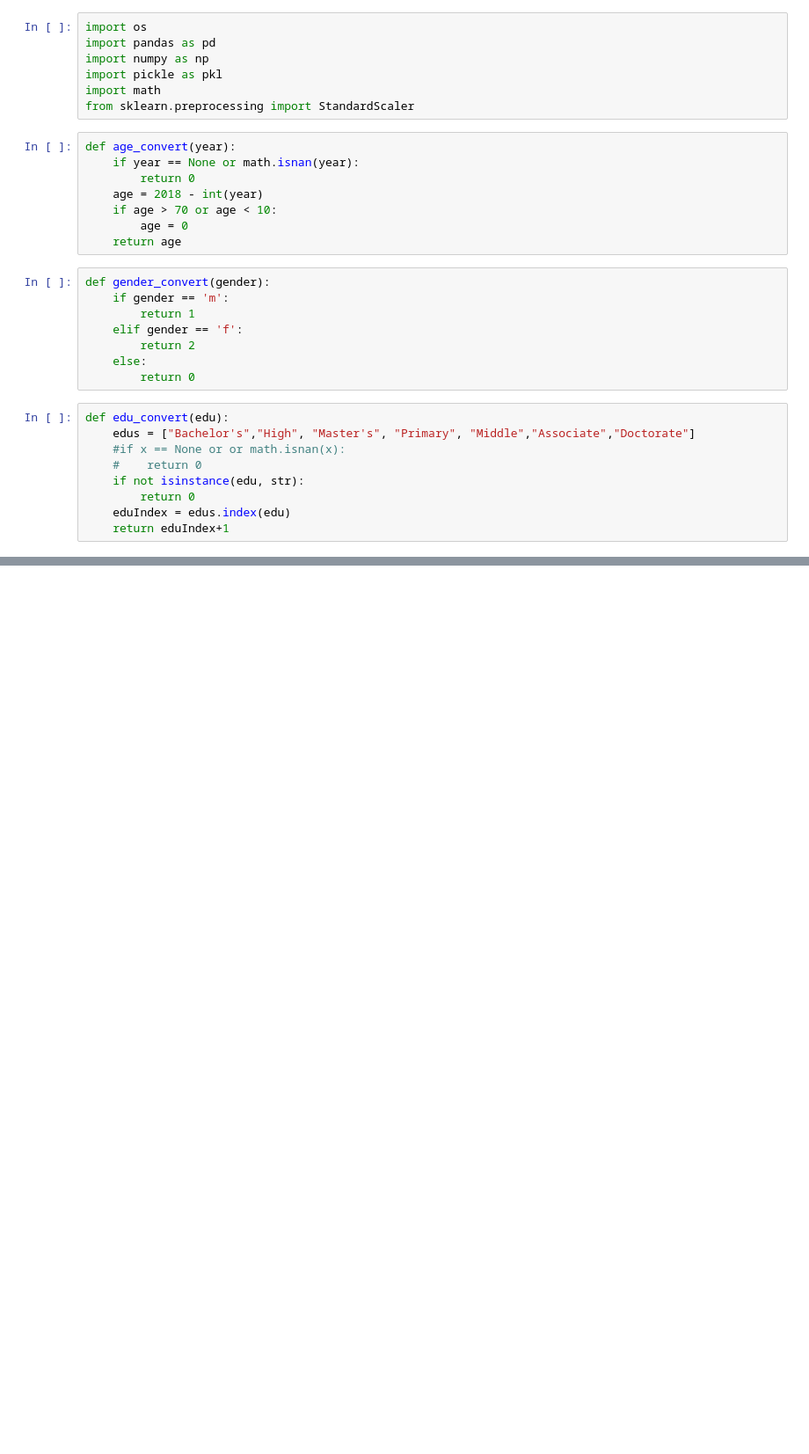
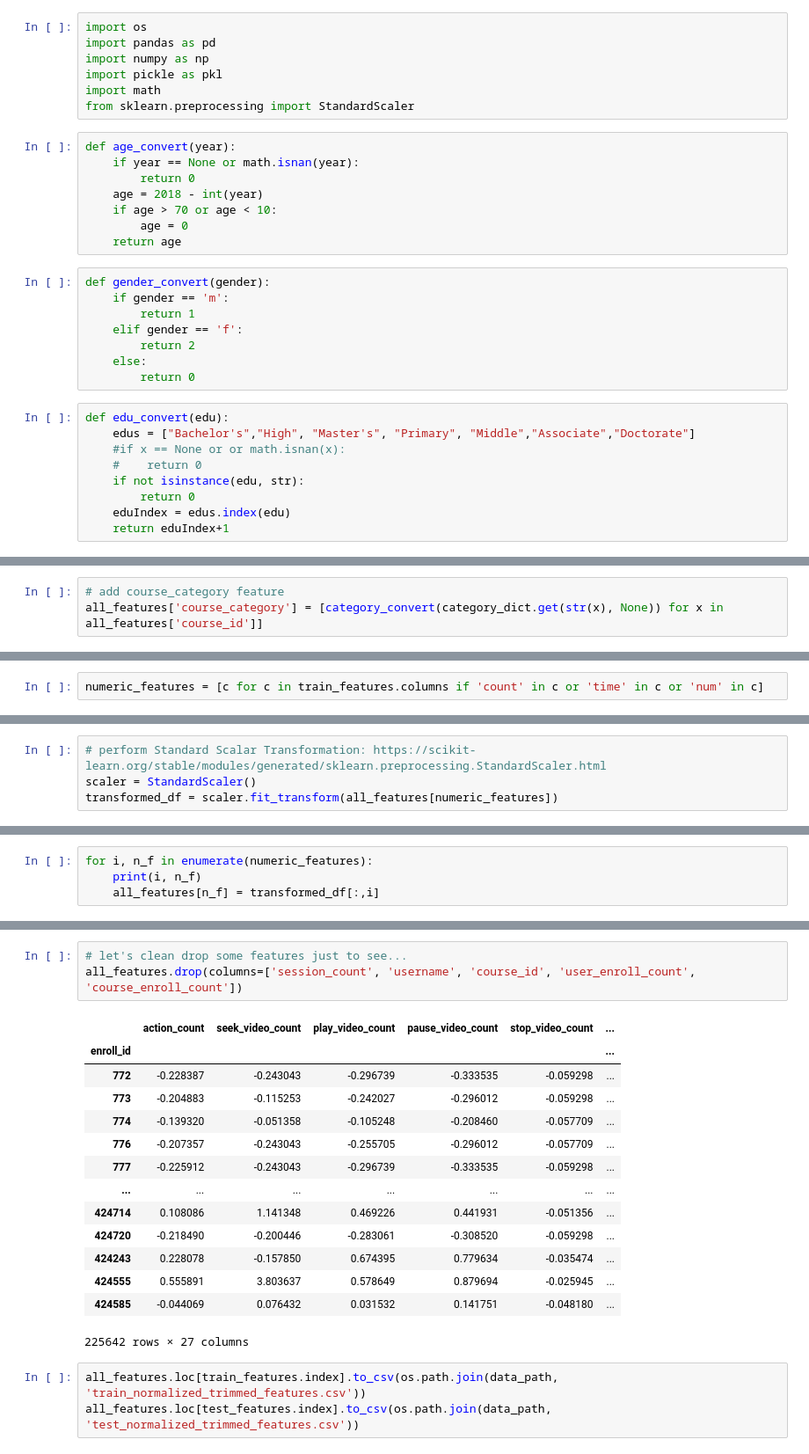
Before and after one commit to rambasnet/PredictingMOOCDropouts, a Jupyter notebook: Predicting-MOOC-Dropouts.ipynb, the cells around one changed output, grey strips where cells are left out. Shown: that part at 88% size. Cells and saved outputs as stored; diff of their text form; blank space fills up the shorter version.

Commit message:
updated Data

```diff
--- a/Predicting-MOOC-Dropouts.ipynb
+++ b/Predicting-MOOC-Dropouts.ipynb
@@ -200,0 +581,3 @@ TypeError: a bytes-like object is required, not 'str'
+# %%
+# add course_category feature
+all_features['course_category'] = [category_convert(category_dict.get(str(x), None)) for x in all_features['course_id']]
@@ -200,0 +595,2 @@ TypeError: a bytes-like object is required, not 'str'
+# %%
+numeric_features = [c for c in train_features.columns if 'count' in c or 'time' in c or 'num' in c]
@@ -200,0 +622,4 @@ TypeError: a bytes-like object is required, not 'str'
+# %%
+# perform Standard Scalar Transformation: https://scikit-learn.org/stable/modules/generated/sklearn.preprocessing.StandardScaler.html
+scaler = StandardScaler()
+transformed_df = scaler.fit_transform(all_features[numeric_features])
@@ -200,0 +630,4 @@ TypeError: a bytes-like object is required, not 'str'
+# %%
+for i, n_f in enumerate(numeric_features):
+    print(i, n_f)
+    all_features[n_f] = transformed_df[:,i]
@@ -200,0 +684,21 @@ TypeError: a bytes-like object is required, not 'str'
+# %%
+# let's clean drop some features just to see...
+all_features.drop(columns=['session_count', 'username', 'course_id', 'user_enroll_count', 'course_enroll_count'])
+# %% [output]
+|  | action_count | seek_video_count | play_video_count | pause_video_count | stop_video_count | ... |
+| enroll_id |  |  |  |  |  | ... |
+| 772 | -0.228387 | -0.243043 | -0.296739 | -0.333535 | -0.059298 | ... |
+| 773 | -0.204883 | -0.115253 | -0.242027 | -0.296012 | -0.059298 | ... |
+| 774 | -0.139320 | -0.051358 | -0.105248 | -0.208460 | -0.057709 | ... |
+| 776 | -0.207357 | -0.243043 | -0.255705 | -0.296012 | -0.057709 | ... |
+| 777 | -0.225912 | -0.243043 | -0.296739 | -0.333535 | -0.059298 | ... |
+| ... | ... | ... | ... | ... | ... | ... |
+| 424714 | 0.108086 | 1.141348 | 0.469226 | 0.441931 | -0.051356 | ... |
+| 424720 | -0.218490 | -0.200446 | -0.283061 | -0.308520 | -0.059298 | ... |
+| 424243 | 0.228078 | -0.157850 | 0.674395 | 0.779634 | -0.035474 | ... |
+| 424555 | 0.555891 | 3.803637 | 0.578649 | 0.879694 | -0.025945 | ... |
+| 424585 | -0.044069 | 0.076432 | 0.031532 | 0.141751 | -0.048180 | ... |
+225642 rows × 27 columns
+# %%
+all_features.loc[train_features.index].to_csv(os.path.join(data_path, 'train_normalized_trimmed_features.csv'))
+all_features.loc[test_features.index].to_csv(os.path.join(data_path, 'test_normalized_trimmed_features.csv'))
```
Also changed, not shown: parts of 76 cells of this notebook.
